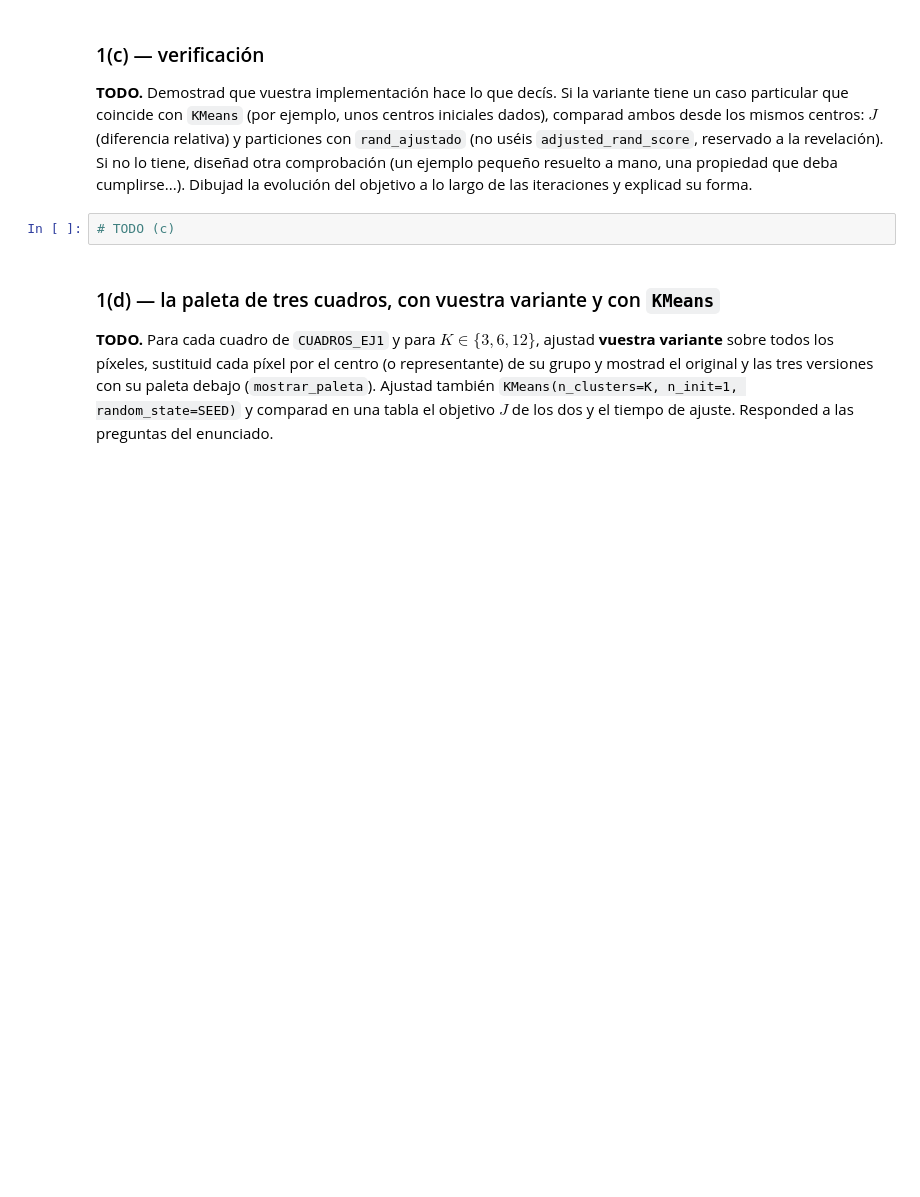
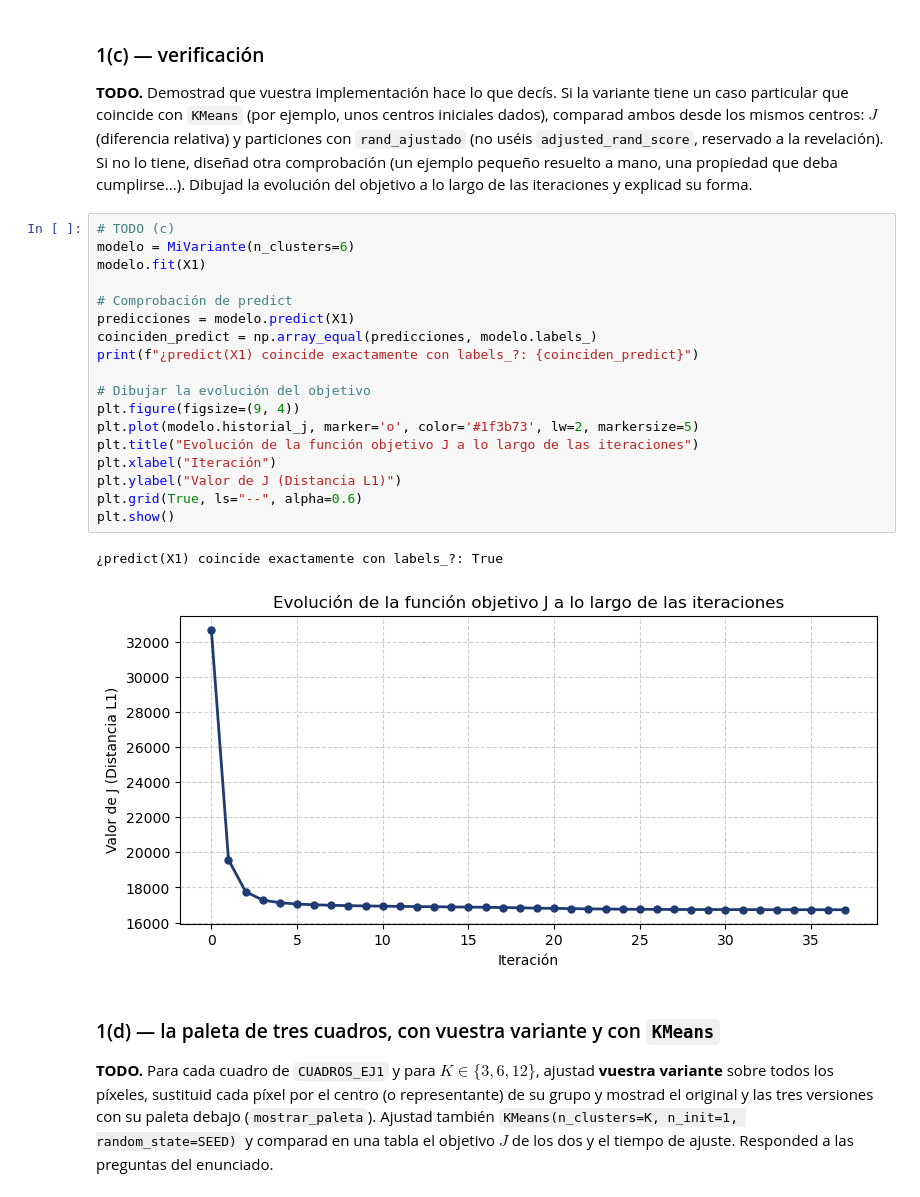
Before and after one commit to mxriodia/machine_learning_p1, a Jupyter notebook: P1_grupo_4/Cuaderno/p1_alumno.ipynb, the cells around one changed output. Cells and saved outputs as stored; diff of their text form; blank space fills up the shorter version.

Commit message:
evolucion funcion objetivo 1c

```diff
--- a/P1_grupo_4/Cuaderno/p1_alumno.ipynb
+++ b/P1_grupo_4/Cuaderno/p1_alumno.ipynb
@@ -496,8 +496,27 @@ desde los mismos centros: $J$ (diferencia relativa) y particiones con `rand_ajus
 `adjusted_rand_score`, reservado a la revelación). Si no lo tiene, diseñad otra comprobación (un
 ejemplo pequeño resuelto a mano, una propiedad que deba cumplirse...). Dibujad la evolución del
 objetivo a lo largo de las iteraciones y explicad su forma.
-# %%
-# TODO (c)
+# %%
+# TODO (c)
+modelo = MiVariante(n_clusters=6)
+modelo.fit(X1)
+
+# Comprobación de predict
+predicciones = modelo.predict(X1)
+coinciden_predict = np.array_equal(predicciones, modelo.labels_)
+print(f"¿predict(X1) coincide exactamente con labels_?: {coinciden_predict}")
+
+# Dibujar la evolución del objetivo
+plt.figure(figsize=(9, 4))
+plt.plot(modelo.historial_j, marker='o', color='#1f3b73', lw=2, markersize=5)
+plt.title("Evolución de la función objetivo J a lo largo de las iteraciones")
+plt.xlabel("Iteración")
+plt.ylabel("Valor de J (Distancia L1)")
+plt.grid(True, ls="--", alpha=0.6)
+plt.show()
+# %% [output]
+¿predict(X1) coincide exactamente con labels_?: True
+[figure, added]
 # %% [markdown]
 ### 1(d) — la paleta de tres cuadros, con vuestra variante y con `KMeans`
 
```
